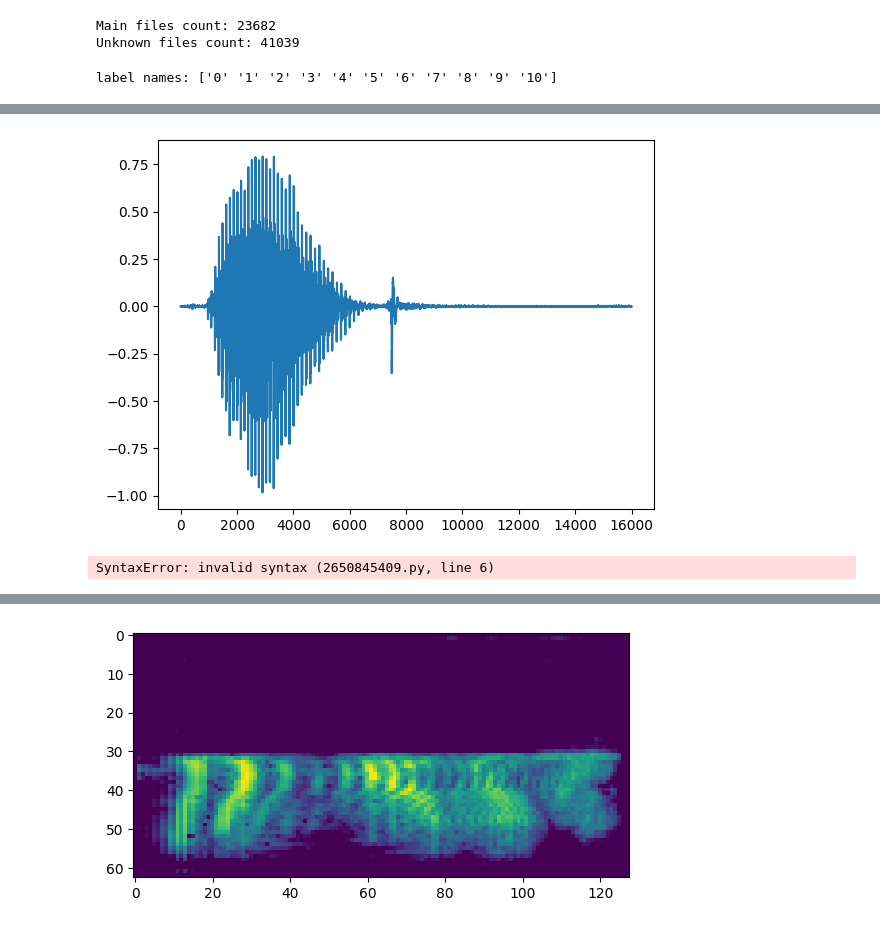
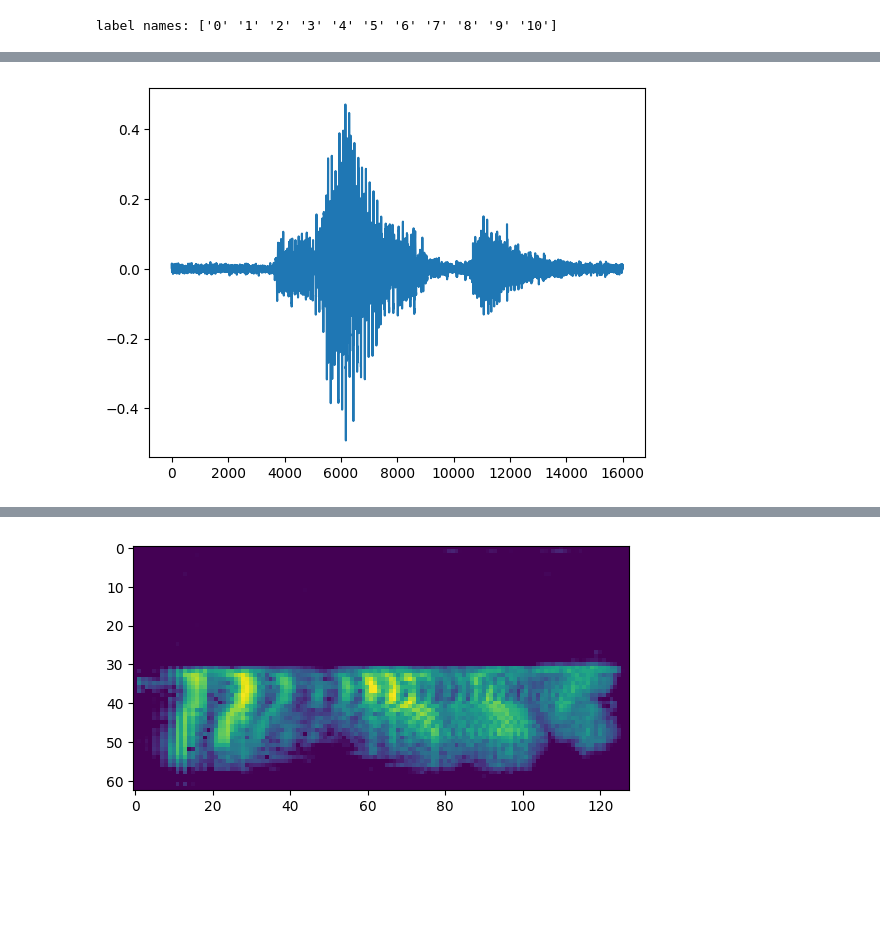
Before and after one commit to izabelatelejko/2024L-Deep-Learning-P2-Transformers, a Jupyter notebook: Project_2.ipynb, the cells around one changed output, grey strips where cells are left out. Saved outputs shown, nothing was run; the diff lists cells and outputs as text; code cells hidden in the pictures; blank space fills up the shorter version.

```diff
--- a/Project_2.ipynb
+++ b/Project_2.ipynb
@@ -23,18 +22,15 @@ Skipping registering GPU devices...
 # %%
-main_file_count = 0
-unknown_file_count = 0
-for class_dir in os.listdir(AUDIO_PATH):
-    for file in os.listdir(os.path.join(AUDIO_PATH, class_dir)):
-        if class_dir in MAIN_LABELS:
-            main_file_count += 1
-        else:
-            unknown_file_count +=1
+# main_file_count = 0
+# unknown_file_count = 0
+# for class_dir in os.listdir(AUDIO_PATH):
+#     for file in os.listdir(os.path.join(AUDIO_PATH, class_dir)):
+#         if class_dir in MAIN_LABELS:
+#             main_file_count += 1
+#         else:
+#             unknown_file_count +=1
 
-print(f"Main files count: {main_file_count}")
-print(f"Unknown files count: {unknown_file_count}")
+# print(f"Main files count: {main_file_count}")
+# print(f"Unknown files count: {unknown_file_count}")
-# %% [output]
-Main files count: 23682
-Unknown files count: 41039
 # %%
 label_names = np.array(train_ds.class_names)
 print("label names:", label_names)
@@ -49,5 +45,5 @@ train_ds = train_ds.map(squeeze, tf.data.AUTOTUNE)
 val_ds = val_ds.map(squeeze, tf.data.AUTOTUNE)
 # %%
 for X, y in train_ds.take(1):
-    plt.plot(np.arange(0, len(X[0])), X[0].numpy())
+    plt.plot(np.arange(0, len(X)), X.numpy())
 # %% [output]
@@ -55,27 +50 @@ for X, y in train_ds.take(1):
-[figure, old version]
+[figure, new version]
-# %%
-def single_shift(inputs):
-    shift_size = int(np.clip(np.random.normal(5000, 3000), 0, 12000))
-    print(shift_size)
-    direction = np.random.choice([0, 1])
-    if direction:
-        shifted = tf.concat( (inputs[:, shift_size:], tf.zeros([tf.shape(inputs)[0], shift_size]) ), axis=1)
-    else:
-        shifted = tf.concat( (tf.zeros([tf.shape(inputs)[0], shift_size]), inputs[:16000-shift_size] ), axis=1)
-    return shifted
-
-def shift(inputs):
-    shifted = tf.map_fn(lambda x: single_shift(x), inputs, dtype=tf.float32)
-    return shifted
-
-
-train_ds_shifted_left = train_ds.map(
-    map_func = lambda audio, label: (shift(audio), label),
-    num_parallel_calls=tf.data.AUTOTUNE
-)
-train_ds_shifted_right = train_ds.map(
-    map_func = lambda audio, label: (shift(audio), label),
-    num_parallel_calls=tf.data.AUTOTUNE
-)
-# %% [output]
-SyntaxError: invalid syntax (2650845409.py, line 6)
```
Also changed, not shown: parts of 11 cells of this notebook, 2 other files.
